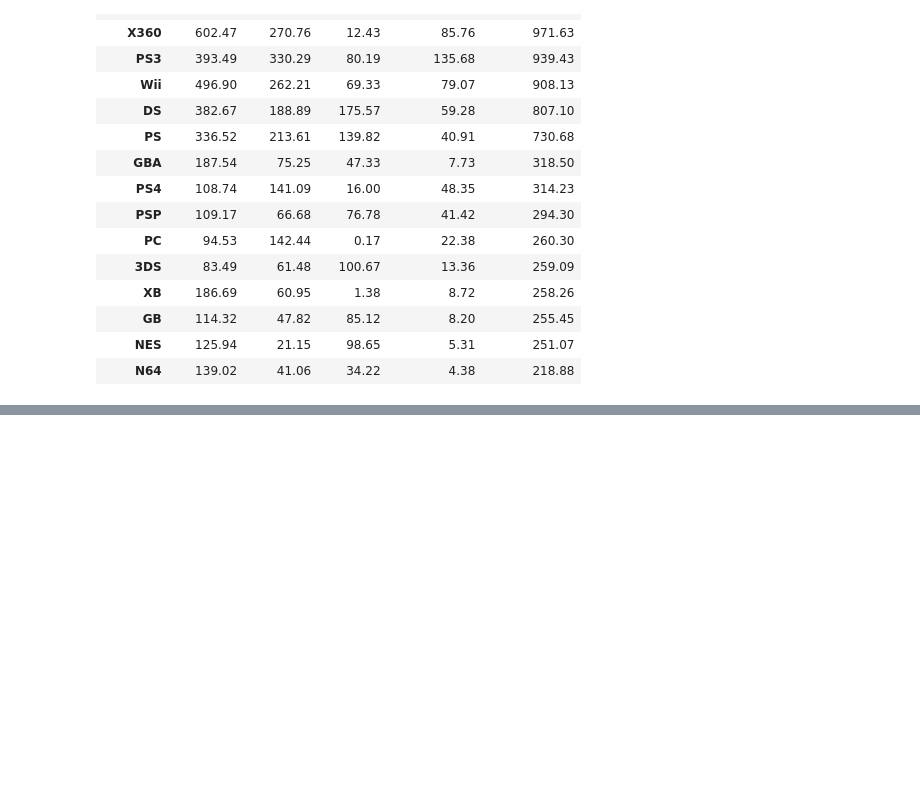
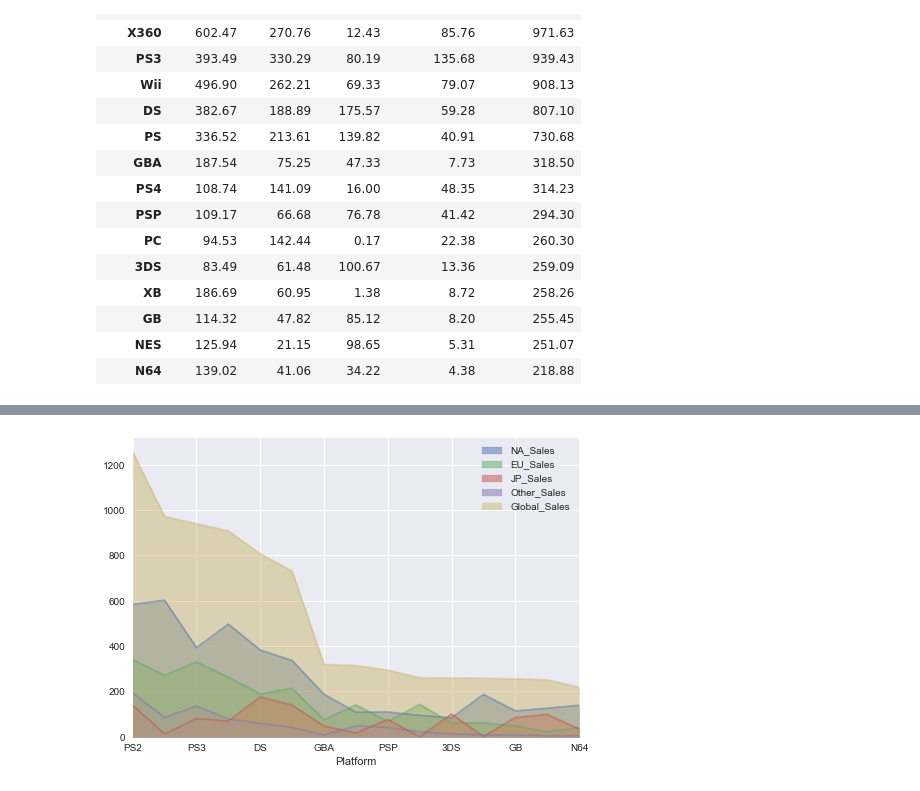
Before and after one commit to billiam527/Data-Visualization-Video-Game-Sales, a Jupyter notebook: Project2.ipynb, the cells around one changed output, grey strips where cells are left out. Saved outputs shown, nothing was run; the diff lists cells and outputs as text; code cells hidden in the pictures; blank space fills up the shorter version.

```diff
--- a/Project2.ipynb
+++ b/Project2.ipynb
@@ -188,0 +164,6 @@ KeyError: 'Platform'
+# %%
+df5.plot.area(stacked=False)
+
+plt.show()
+# %% [output]
+[figure, added]
```
Also changed, not shown: parts of 9 cells of this notebook, 3 other files.
